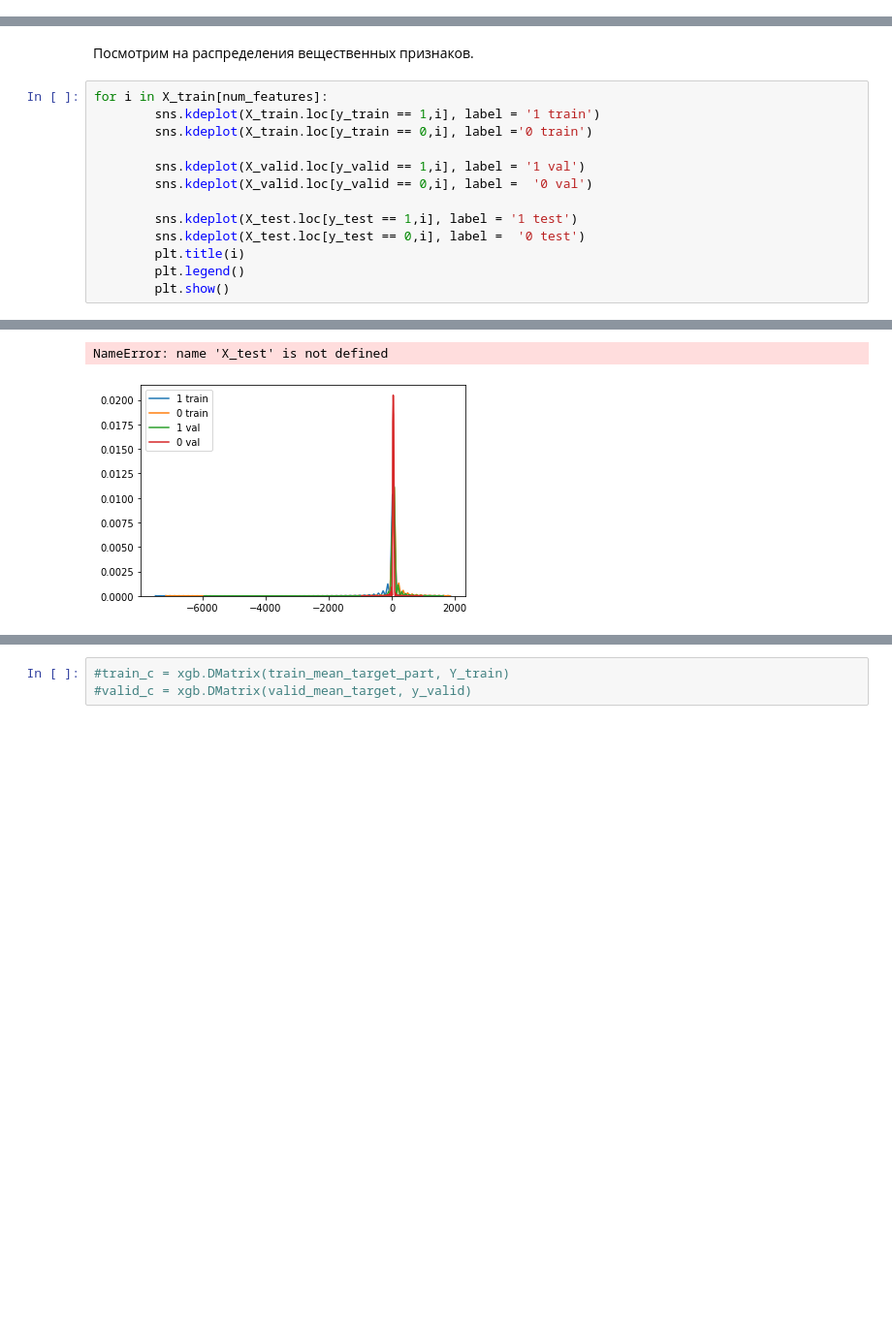
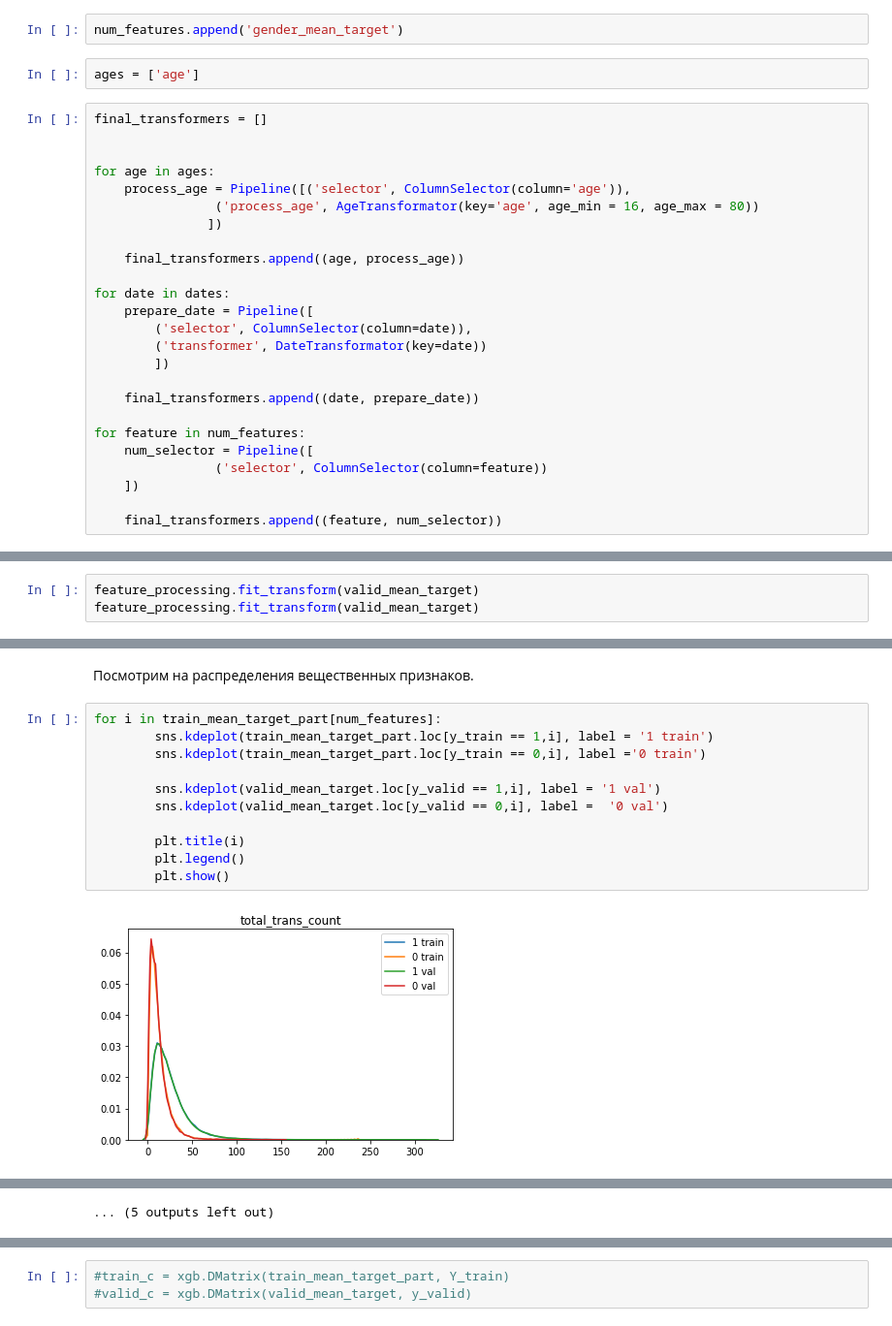
Before and after one commit to doksketch/call-you-maybe, a Jupyter notebook: sandbox/01_feature engineering.ipynb, the cells around one changed output, grey strips where cells are left out. Shown at 97% size. Drawn from its saved outputs; the diff is of its cells as text; blank space fills up the shorter version.

```diff
--- a/sandbox/01_feature engineering.ipynb
+++ b/sandbox/01_feature engineering.ipynb
@@ -387,0 +351,29 @@ age.fit_transform(X_train)
+# %%
+num_features.append('gender_mean_target')
+# %%
+ages = ['age']
+# %%
+final_transformers = []
+
+
+for age in ages:
+    process_age = Pipeline([('selector', ColumnSelector(column='age')),
+                ('process_age', AgeTransformator(key='age', age_min = 16, age_max = 80))
+               ])
+
+    final_transformers.append((age, process_age))
+
+for date in dates:
+    prepare_date = Pipeline([
+        ('selector', ColumnSelector(column=date)),
+        ('transformer', DateTransformator(key=date))
+        ])
+
+    final_transformers.append((date, prepare_date))
+
+for feature in num_features:
+    num_selector = Pipeline([
+                ('selector', ColumnSelector(column=feature))
+    ])
+
+    final_transformers.append((feature, num_selector))
@@ -387,0 +383,3 @@ age.fit_transform(X_train)
+# %%
+feature_processing.fit_transform(valid_mean_target)
+feature_processing.fit_transform(valid_mean_target)
@@ -388,16 +400,15 @@ age.fit_transform(X_train)
 # %% [markdown]
 Посмотрим на распределения вещественных признаков.
 # %%
-for i in X_train[num_features]:
-        sns.kdeplot(X_train.loc[y_train == 1,i], label = '1 train')
-        sns.kdeplot(X_train.loc[y_train == 0,i], label ='0 train')
+for i in train_mean_target_part[num_features]:
+        sns.kdeplot(train_mean_target_part.loc[y_train == 1,i], label = '1 train')
+        sns.kdeplot(train_mean_target_part.loc[y_train == 0,i], label ='0 train')
 
-        sns.kdeplot(X_valid.loc[y_valid == 1,i], label = '1 val')
-        sns.kdeplot(X_valid.loc[y_valid == 0,i], label =  '0 val')
+        sns.kdeplot(valid_mean_target.loc[y_valid == 1,i], label = '1 val')
+        sns.kdeplot(valid_mean_target.loc[y_valid == 0,i], label =  '0 val')
 
-        sns.kdeplot(X_test.loc[y_test == 1,i], label = '1 test')
-        sns.kdeplot(X_test.loc[y_test == 0,i], label =  '0 test')
         plt.title(i)
         plt.legend()
         plt.show()
 # %% [output]
+[figure, new version]
@@ -404,2 +426 @@ for i in X_train[num_features]:
-NameError: name 'X_test' is not defined
+... (5 outputs left out)
-[figure, old version]
```
Also changed, not shown: parts of 15 cells of this notebook.
